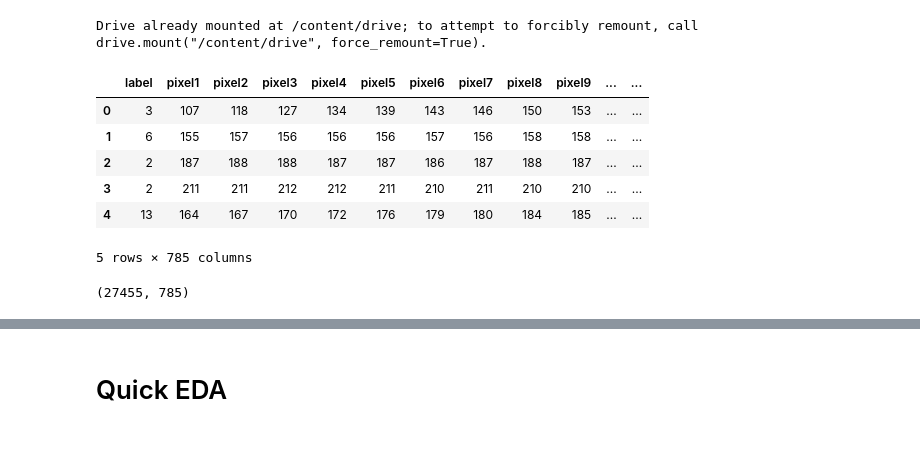
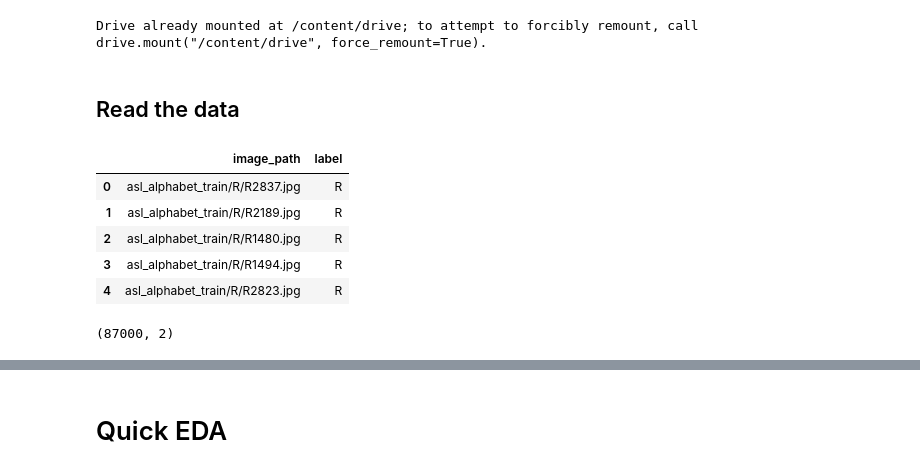
Before and after one commit to adshyam/AAI---CaptStone-Project, a Jupyter notebook: Final_Project.ipynb, the cells around one changed output, grey strips where cells are left out. Cells and saved outputs as stored; diff of their text form; code cells hidden in the pictures; blank space fills up the shorter version.

```diff
--- a/Final_Project.ipynb
+++ b/Final_Project.ipynb
@@ -19,14 +17,32 @@ sign_test_df = pd.read_csv("/content/drive/MyDrive/AAI-Capstone-Data/sign_mnist_
-# %%
-sign_train_df.head()
-# %% [output]
-|  | label | pixel1 | pixel2 | pixel3 | pixel4 | pixel5 | pixel6 | pixel7 | pixel8 | pixel9 | ... | ... |
-| 0 | 3 | 107 | 118 | 127 | 134 | 139 | 143 | 146 | 150 | 153 | ... | ... |
-| 1 | 6 | 155 | 157 | 156 | 156 | 156 | 157 | 156 | 158 | 158 | ... | ... |
-| 2 | 2 | 187 | 188 | 188 | 187 | 187 | 186 | 187 | 188 | 187 | ... | ... |
-| 3 | 2 | 211 | 211 | 212 | 212 | 211 | 210 | 211 | 210 | 210 | ... | ... |
-| 4 | 13 | 164 | 167 | 170 | 172 | 176 | 179 | 180 | 184 | 185 | ... | ... |
-5 rows × 785 columns
+# %% [markdown]
+## Read the data
+# %%
+# Define the directory containing your data
+data_dir = 'asl_alphabet_train'
+
+# Initialize a list to store the data
+data = []
+
+# Loop through each folder and file in the directory
+for label in os.listdir(data_dir):
+    if os.path.isdir(os.path.join(data_dir, label)):  # Check if it's a directory
+        for image in os.listdir(os.path.join(data_dir, label)):
+            image_path = os.path.join(data_dir, label, image)
+            data.append([image_path, label])
+
+# Create a DataFrame
+asl_train_df = pd.DataFrame(data, columns=['image_path', 'label'])
+
+# Show the first few rows of the DataFrame
+asl_train_df.head()
+# %% [output]
+|  | image_path | label |
+| 0 | asl_alphabet_train/R/R2837.jpg | R |
+| 1 | asl_alphabet_train/R/R2189.jpg | R |
+| 2 | asl_alphabet_train/R/R1480.jpg | R |
+| 3 | asl_alphabet_train/R/R1494.jpg | R |
+| 4 | asl_alphabet_train/R/R2823.jpg | R |
 # %%
-sign_train_df.shape
+asl_train_df.shape
 # %% [output]
-(27455, 785)
+(87000, 2)
```
Also changed, not shown: parts of 27 cells of this notebook, 1 other file.
